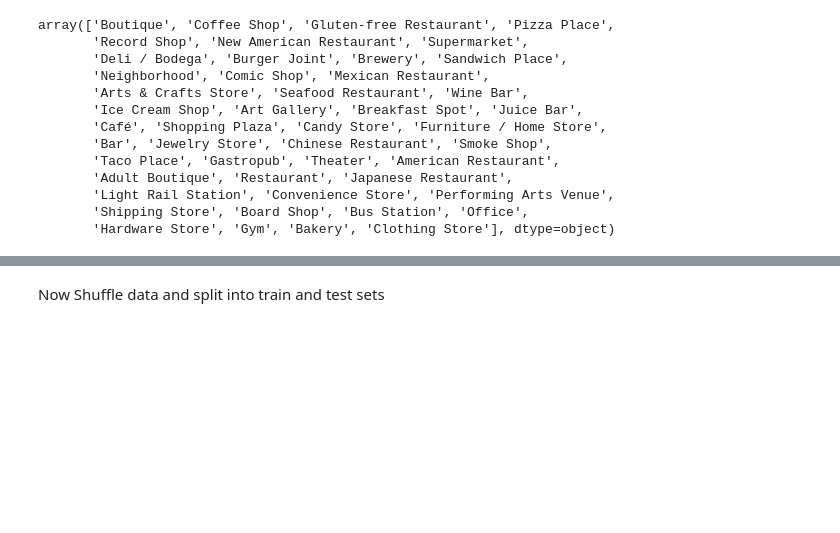
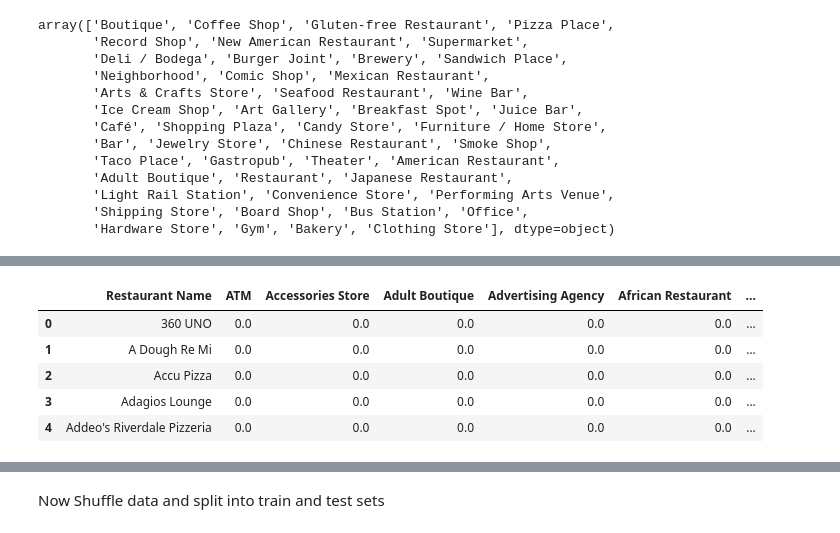
Before and after one commit to naveen1973/Coursera_Capstone-1, a Jupyter notebook: Location Data Project/Location Based Revenue Prediction.ipynb, the cells around one changed output, grey strips where cells are left out. Drawn from its saved outputs; the diff is of its cells as text; code cells hidden in the pictures; blank space fills up the shorter version.

```diff
--- a/Location Data Project/Location Based Revenue Prediction.ipynb
+++ b/Location Data Project/Location Based Revenue Prediction.ipynb
@@ -204,0 +231,9 @@ array(['Boutique', 'Coffee Shop', 'Gluten-free Restaurant', 'Pizza Place',
+# %%
+pizza_grouped.head()
+# %% [output]
+|  | Restaurant Name | ATM | Accessories Store | Adult Boutique | Advertising Agency | African Restaurant | ... |
+| 0 | 360 UNO | 0.0 | 0.0 | 0.0 | 0.0 | 0.0 | ... |
+| 1 | A Dough Re Mi | 0.0 | 0.0 | 0.0 | 0.0 | 0.0 | ... |
+| 2 | Accu Pizza | 0.0 | 0.0 | 0.0 | 0.0 | 0.0 | ... |
+| 3 | Adagios Lounge | 0.0 | 0.0 | 0.0 | 0.0 | 0.0 | ... |
+| 4 | Addeo's Riverdale Pizzeria | 0.0 | 0.0 | 0.0 | 0.0 | 0.0 | ... |
```
Also changed, not shown: parts of 18 cells of this notebook, 3 other files.
